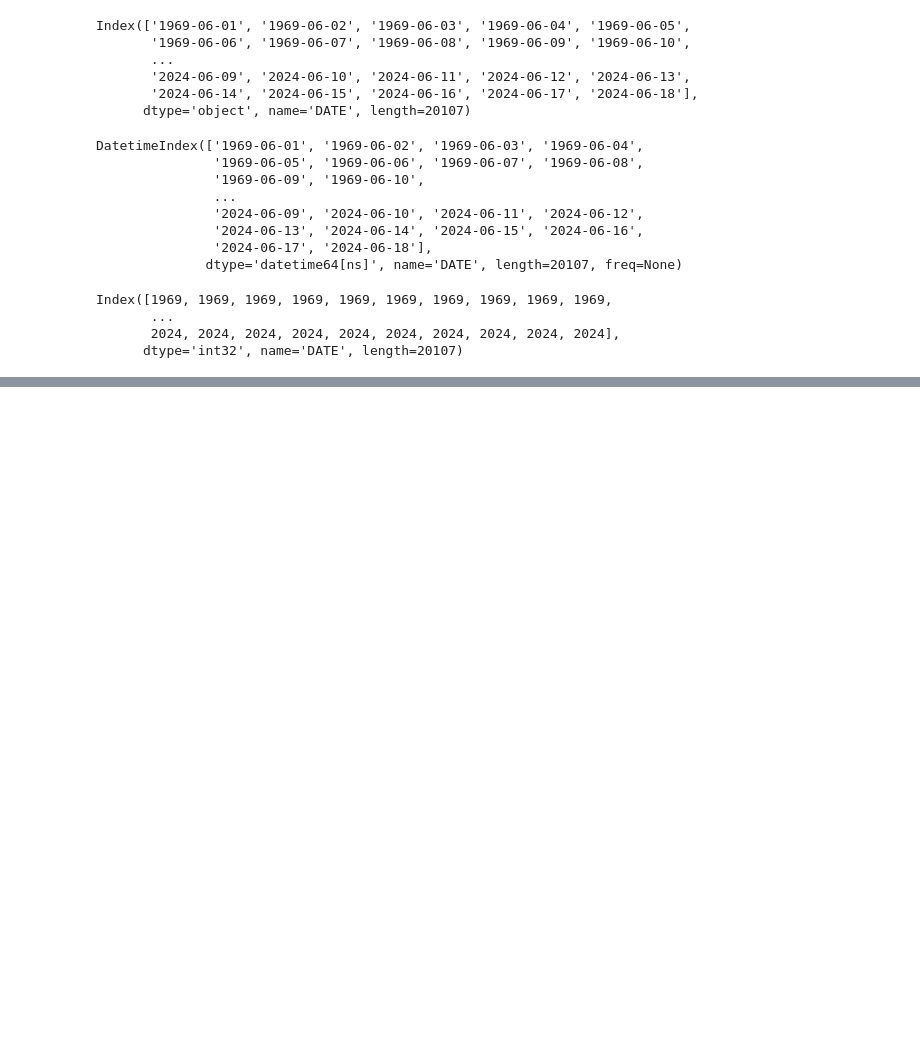
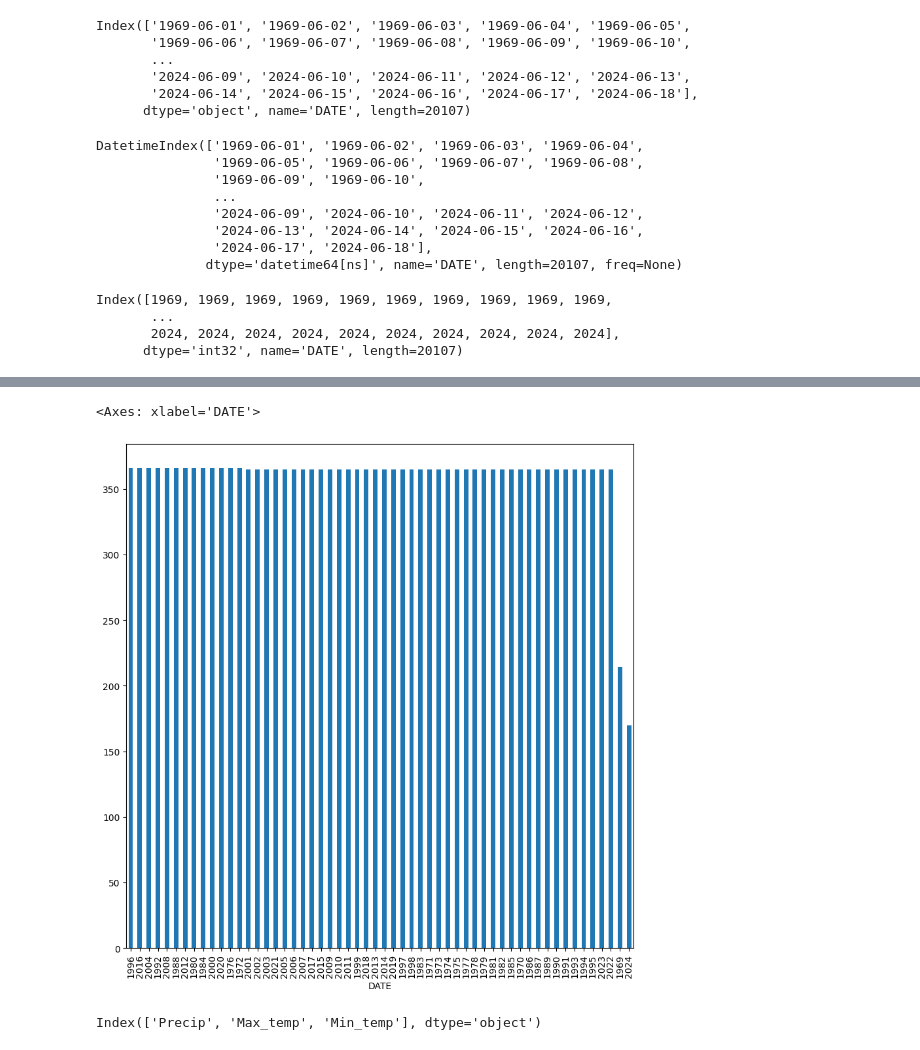
Before and after one commit to osoisi/Weather-Predictions--Houston, a Jupyter notebook: Houston airport data weather project.ipynb, the cells around one changed output, grey strips where cells are left out. Saved outputs shown, nothing was run; the diff lists cells and outputs as text; code cells hidden in the pictures; blank space fills up the shorter version.

```diff
--- a/Houston airport data weather project.ipynb
+++ b/Houston airport data weather project.ipynb
@@ -247,0 +315,2 @@ Index([1969, 1969, 1969, 1969, 1969, 1969, 1969, 1969, 1969, 1969,
+# %%
+df_weather_yearly=core_weather.index.year.value_counts()
@@ -247,0 +327,13 @@ Index([1969, 1969, 1969, 1969, 1969, 1969, 1969, 1969, 1969, 1969,
+# %%
+dfw_columns = ['Year','Count']
+# %%
+df_weather_yearly.columns = dfw_columns
+# %%
+df_weather_yearly.plot(kind='bar',x='Year', y='Count', figsize=(10,10))
+# %% [output]
+<Axes: xlabel='DATE'>
+[figure, added]
+# %%
+core_weather.columns
+# %% [output]
+Index(['Precip', 'Max_temp', 'Min_temp'], dtype='object')
```
Also changed, not shown: parts of 11 cells of this notebook.
